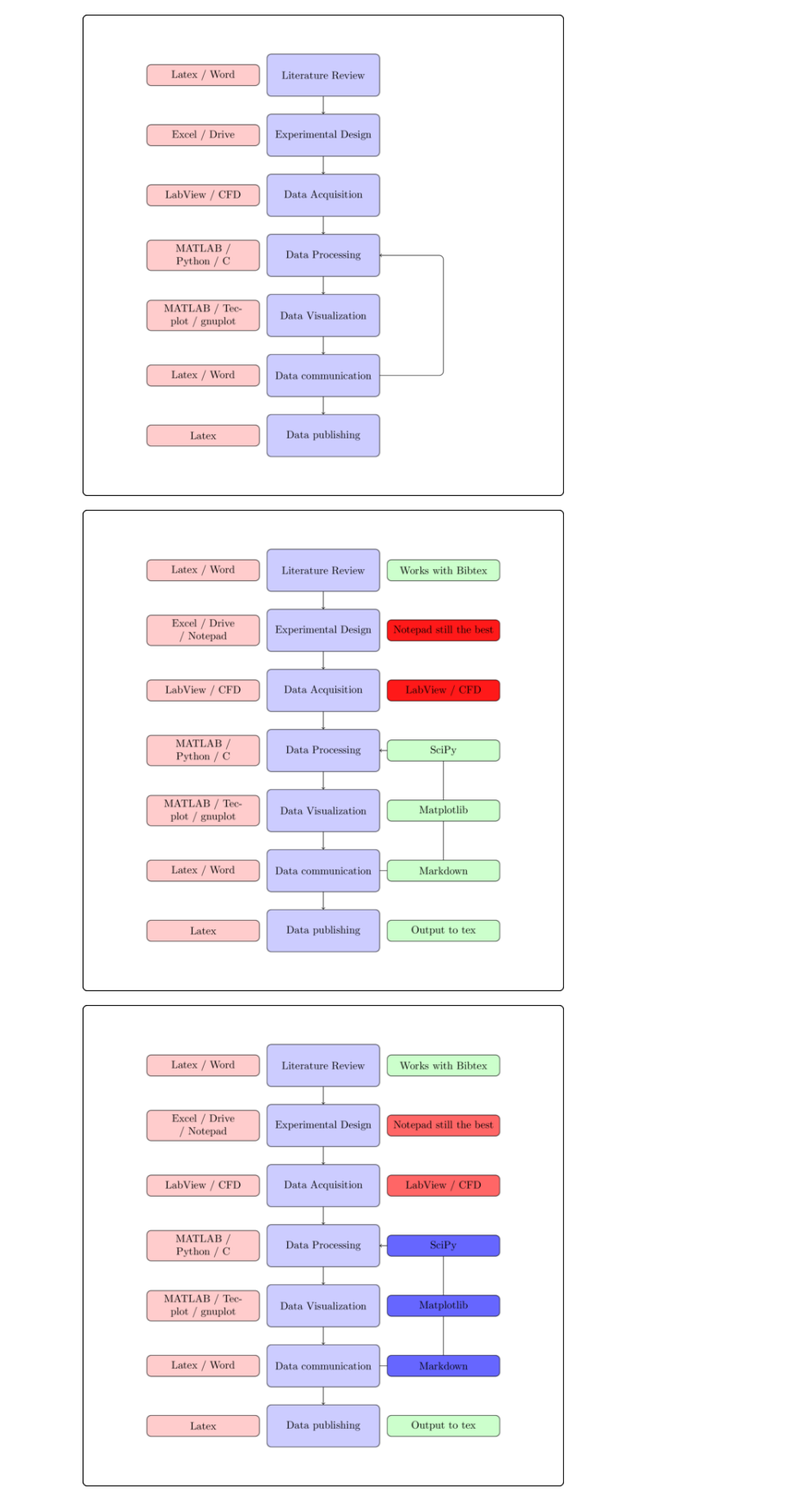
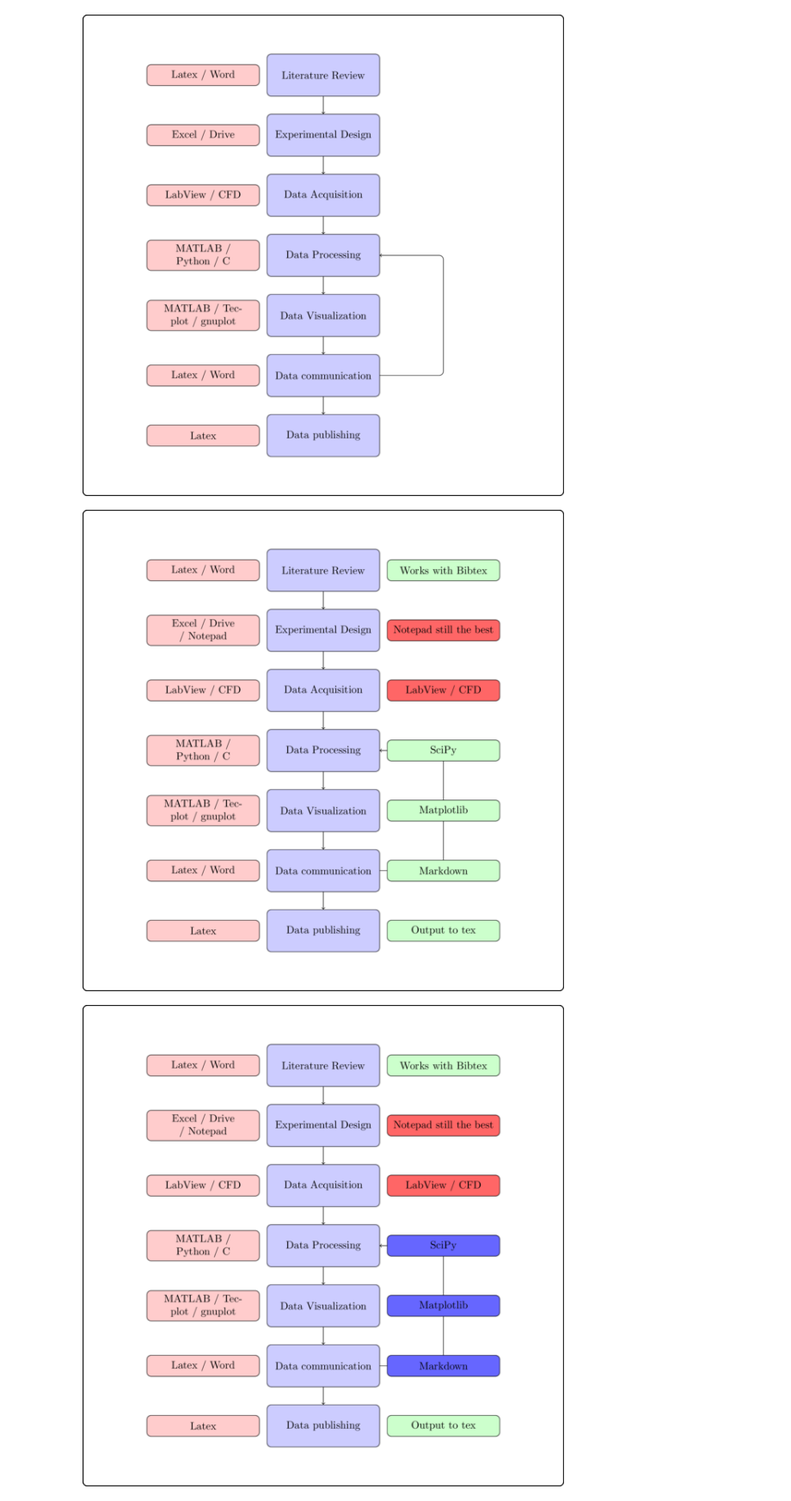
Before and after one commit to jamesvenning/venning, a Jupyter notebook: 01_Primer.ipynb, the cells around one changed output. Shown at 86% size. Saved outputs shown, nothing was run; the diff lists cells and outputs as text; code cells hidden in the pictures.

```diff
--- a/01_Primer.ipynb
+++ b/01_Primer.ipynb
@@ -97,7 +82,7 @@ SyntaxError: invalid syntax (<ipython-input-18-47f099c4b0e1>, line 2)
 \tikzstyle{block} = [rectangle, draw, fill=blue!20, text width=10em, text centered, rounded corners, minimum height=4em];
 \tikzstyle{block2} = [rectangle, draw, fill=red!20, text width=10em, text centered, rounded corners, minimum height=2em];
 \tikzstyle{block3} = [rectangle, draw, fill=green!20, text width=10em, text centered, rounded corners, minimum height=2em];
-\tikzstyle{block4} = [rectangle, draw, fill=red!90, text width=10em, text centered, rounded corners, minimum height=2em];
+\tikzstyle{block4} = [rectangle, draw, fill=red!60, text width=10em, text centered, rounded corners, minimum height=2em];
 
                     \draw[thick,rounded corners] (-8,-14) rectangle (8,2);
 
@@ -105,34 +90,34 @@ SyntaxError: invalid syntax (<ipython-input-18-47f099c4b0e1>, line 2)
 \node at (0,-2) [block] (exp0) {Experimental Design};
 \node at (0,-4) [block] (exp1) {Data Acquisition};
 \node at (0,-6) [block] (proc) {Data Processing};
 \node at (0,-8) [block] (figs) {Data Visualization};
 \node at (0,-10) [block] (comm) {Data communication};
 \node at (0,-12) [block] (pub) {Data publishing};
 \draw [->] (lit)--(exp0);
 \draw [->] (exp0)--(exp1);
 \draw [->] (exp1)--(proc);
 \draw [->] (proc)--(figs);
 \draw [->] (figs)--(comm);
 \draw [->] (comm)--(pub);
 \draw [->,rounded corners] (comm) -- (4,-10) -- (4,-6) -- (proc);
 
 \node at (-4,0) [block2] (lit) {Latex / Word};
 \node at (-4,-2) [block2] (exp0) {Excel / Drive / Notepad};
 \node at (-4,-4) [block2] (exp1) {LabView / CFD};
 \node at (-4,-6) [block2] (proc) {MATLAB / Python / C};
 \node at (-4,-8) [block2] (figs) {MATLAB / Tecplot / gnuplot};
 \node at (-4,-10) [block2] (comm) {Latex / Word};
 \node at (-4,-12) [block2] (pub) {Latex};
 
 \node at (4,0) [block3] (lit) {Works with Bibtex};
 \node at (4,-2) [block4] (exp0) {Notepad still the best};
 \node at (4,-4) [block4] (exp1) {LabView / CFD};
 \node at (4,-6) [block3] (proc) {SciPy};
 \node at (4,-8) [block3] (figs) {Matplotlib};
 \node at (4,-10) [block3] (comm) {Markdown};
 \node at (4,-12) [block3] (pub) {Output to tex};
 # %% [output]
-[figure, old version]
+[figure, new version]
 # %%
 %%tikz --size 600,800
 \tikzstyle{line} = [draw, -latex'];
```
Also changed, not shown: parts of 8 cells of this notebook.
